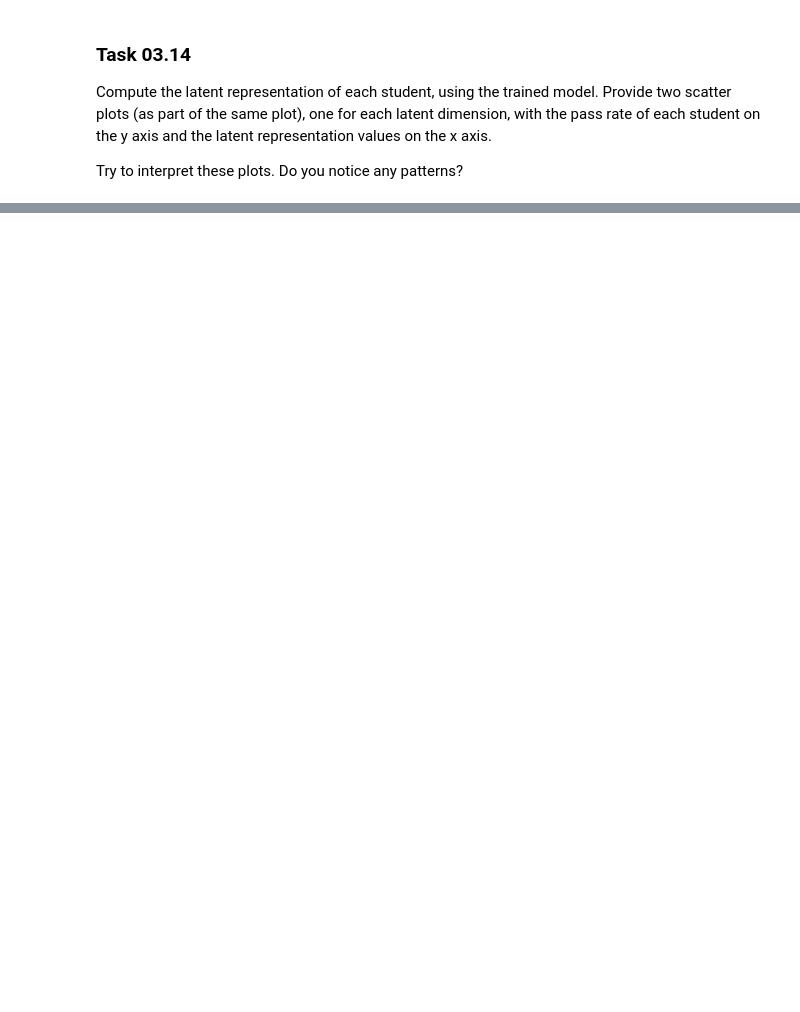
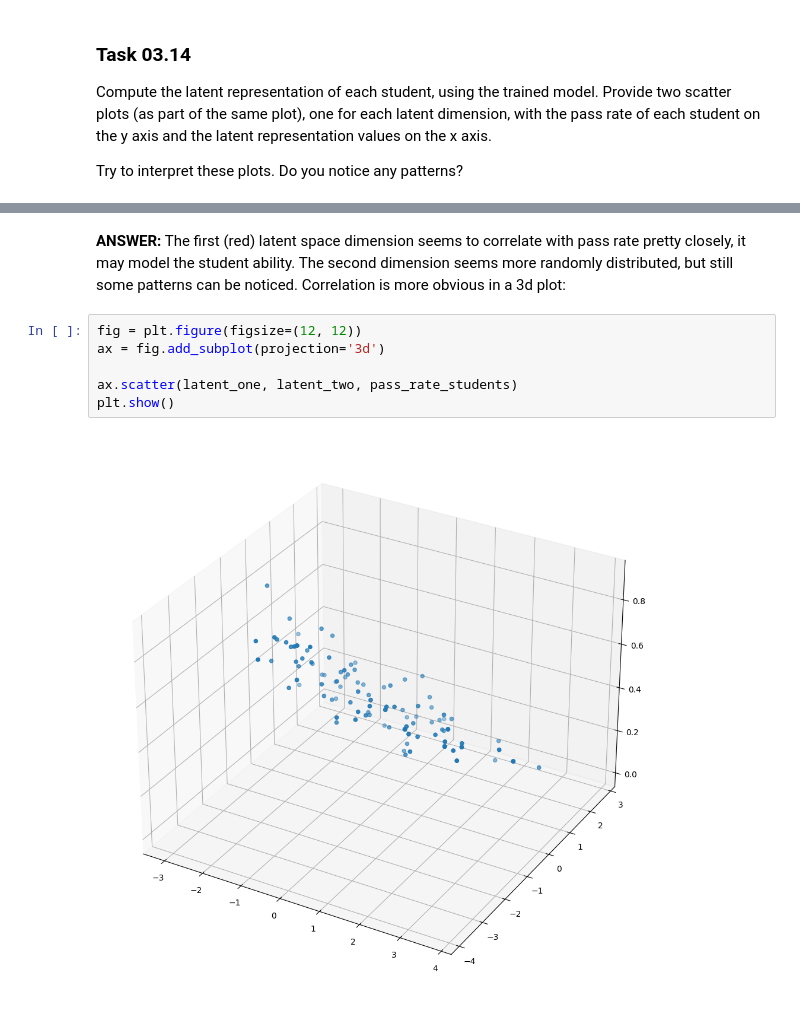
Before and after one commit to sachinskss/dataminingEx, a Jupyter notebook: sheet03_lukas.ipynb, the cells around one changed output, grey strips where cells are left out. Saved outputs shown, nothing was run; the diff lists cells and outputs as text; blank space fills up the shorter version.

```diff
--- a/sheet03_lukas.ipynb
+++ b/sheet03_lukas.ipynb
@@ -582,0 +587,11 @@ plt.scatter(latent_two, pass_rate_students, color="blue")
+# %% [markdown]
+
+**ANSWER:** The first (red) latent space dimension seems to correlate with pass rate pretty closely, it may model the student ability. The second dimension seems more randomly distributed, but still some patterns can be noticed. Correlation is more obvious in a 3d plot:
+# %%
+fig = plt.figure(figsize=(12, 12))
+ax = fig.add_subplot(projection='3d')
+
+ax.scatter(latent_one, latent_two, pass_rate_students)
+plt.show()
+# %% [output]
+[figure, added]
```
Also changed, not shown: parts of 8 cells of this notebook.
